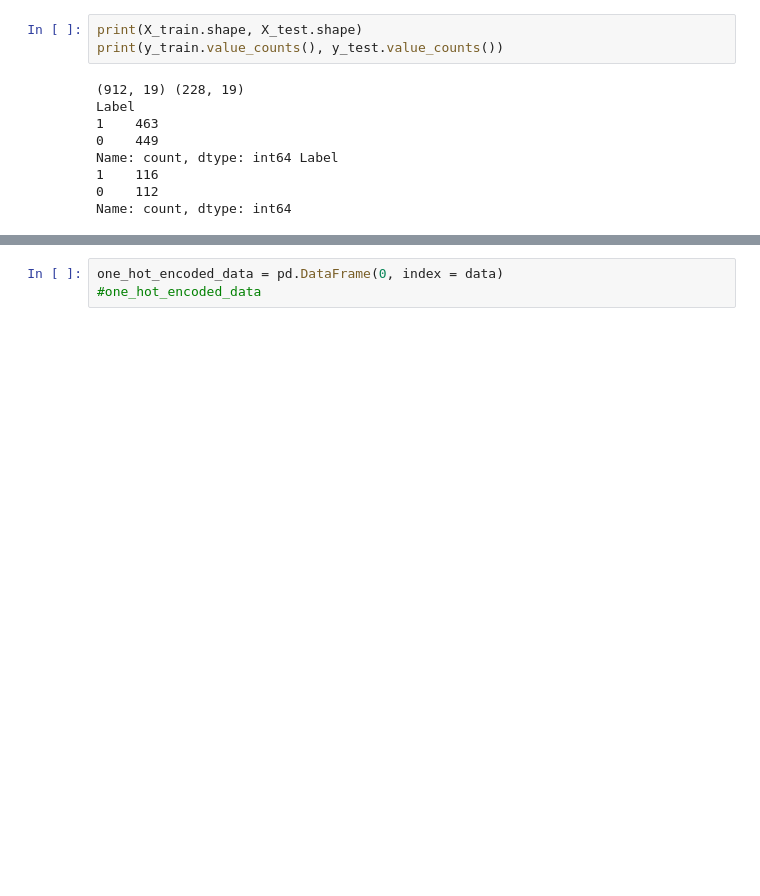
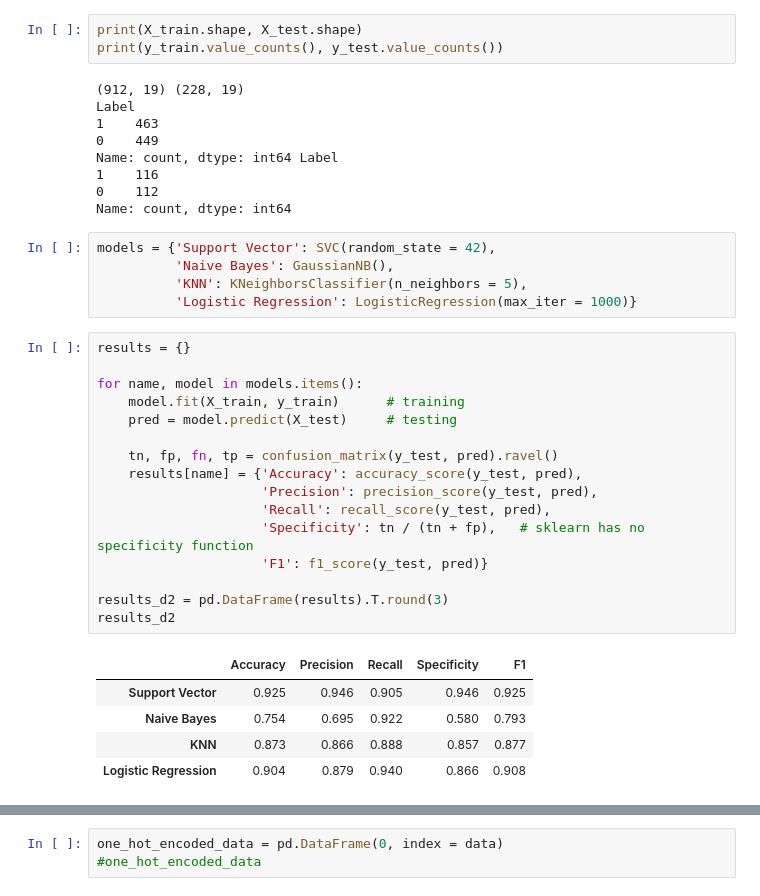
Before and after one commit to genbautista/DataMining, a Jupyter notebook: FraudulentDataset2.ipynb, the cells around one changed output, grey strips where cells are left out. Saved outputs shown, nothing was run; the diff lists cells and outputs as text; blank space fills up the shorter version.

```diff
--- a/FraudulentDataset2.ipynb
+++ b/FraudulentDataset2.ipynb
@@ -234,3 +240,30 @@ Name: count, dtype: int64 Label
 1    116
 0    112
 Name: count, dtype: int64
+# %%
+models = {'Support Vector': SVC(random_state = 42),
+          'Naive Bayes': GaussianNB(),
+          'KNN': KNeighborsClassifier(n_neighbors = 5),
+          'Logistic Regression': LogisticRegression(max_iter = 1000)}
+# %%
+results = {}
+
+for name, model in models.items():
+    model.fit(X_train, y_train)      # training
+    pred = model.predict(X_test)     # testing
+
+    tn, fp, fn, tp = confusion_matrix(y_test, pred).ravel()
+    results[name] = {'Accuracy': accuracy_score(y_test, pred),
+                     'Precision': precision_score(y_test, pred),
+                     'Recall': recall_score(y_test, pred),
+                     'Specificity': tn / (tn + fp),   # sklearn has no specificity function
+                     'F1': f1_score(y_test, pred)}
+
+results_d2 = pd.DataFrame(results).T.round(3)
+results_d2
+# %% [output]
+|  | Accuracy | Precision | Recall | Specificity | F1 |
+| Support Vector | 0.925 | 0.946 | 0.905 | 0.946 | 0.925 |
+| Naive Bayes | 0.754 | 0.695 | 0.922 | 0.580 | 0.793 |
+| KNN | 0.873 | 0.866 | 0.888 | 0.857 | 0.877 |
+| Logistic Regression | 0.904 | 0.879 | 0.940 | 0.866 | 0.908 |
```
Also changed, not shown: parts of 2 cells of this notebook.
